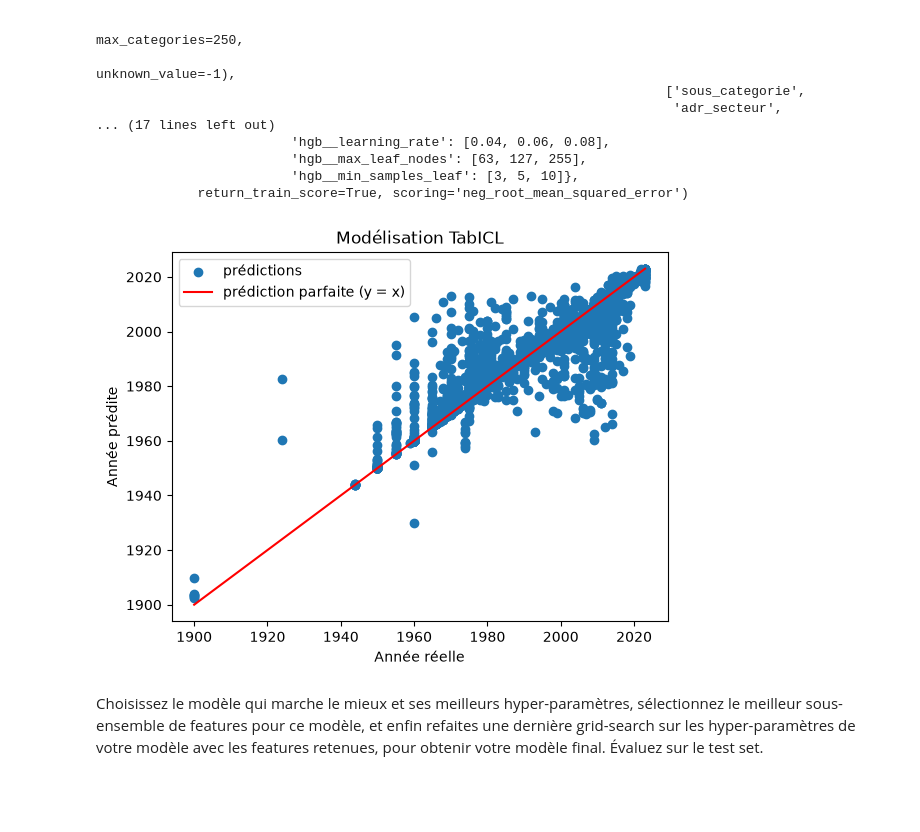
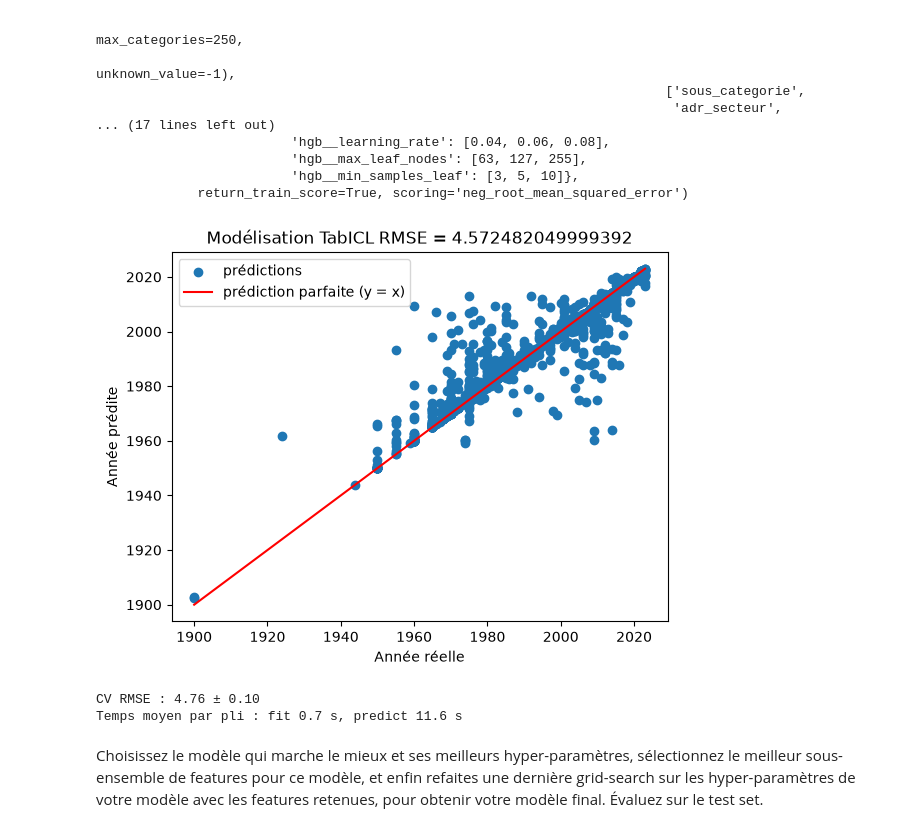
Before and after one commit to srcccninta/ML1, a Jupyter notebook: Notebooks/ML12_GridSearch_RandomForest.ipynb, the cells around one changed output. Drawn from its saved outputs; the diff is of its cells as text; code cells hidden in the pictures; blank space fills up the shorter version.

```diff
--- a/Notebooks/ML12_GridSearch_RandomForest.ipynb
+++ b/Notebooks/ML12_GridSearch_RandomForest.ipynb
@@ -45,9 +45,9 @@ df = pd.read_pickle('/home/sami.chircop@Digital-Grenoble.local/Documents/ML1/dat
 #df = df.query('anneedeplantation > 1960')
 
 #Préparation des données
-df['Latitude'] = df['Latitude'].map(lambda x:float(x))
-df['Longitude'] = df['Longitude'].map(lambda x:float(x))
-df['adr_secteur'] = df['adr_secteur'].map(lambda x:str(x))
+#df['Latitude'] = df['Latitude'].map(lambda x:float(x))
+#df['Longitude'] = df['Longitude'].map(lambda x:float(x))
+#df['adr_secteur'] = df['adr_secteur'].map(lambda x:str(x))
 df['taxon'] = df['genre_bota']+ ' ' + df['espece'].fillna('sp.')
 
 #Nettoyage
@@ -58,6 +61,6 @@ annee = df.pop('anneedeplantation')
 # %%
 #Split et transformer
-X_train, X_test, y_train, y_test = train_test_split(df, annee, random_state=28)
+X_train, X_test, y_train, y_test = train_test_split(df, annee, random_state=28, test_size=0.1)
 
 cat_var = df.select_dtypes(include=str).columns.tolist()
 num_var = df.select_dtypes(exclude=str).columns.tolist()
@@ -605,20 +611,38 @@ model_tabicl = TabICLRegressor(n_estimators=16)
 tabicl_cv = cross_validate(model_tabicl, X_train, y_train, cv=5, scoring='neg_root_mean_squared_error')
 # %%
 #Calcul des prédictions :
-model_tabicl.fit(X_train, y_train)
-y_predtTabicl = model_tabicl.predict(X_test)
+#model_tabicl.fit(X_train, y_train)
+#y_traintTabicl = model_tabicl.predict(X_train)
+#y_predtTabicl = model_tabicl.predict(X_test)
+
+train_rmse = root_mean_squared_error(y_train, y_traintTabicl)
+test_rmse = root_mean_squared_error(y_test, y_predtTabicl)
 
 # Visualisation des prédictions.
 plt.scatter(y_test, y_predtTabicl, label='prédictions')
 lims = [y_test.min(), y_test.max()]
 plt.plot(lims, lims, 'r', label='prédiction parfaite (y = x)')
 plt.legend()
 plt.xlabel('Année réelle')
 plt.ylabel('Année prédite')
-plt.title('Modélisation TabICL')
+plt.title(f'Modélisation TabICL RMSE = {test_rmse}')
 plt.show()
 # %% [output]
-[figure, old version]
+[figure, new version]
+# %%
+# Scores de TabICL (CV à 5 plis)
+cv_rmse_tabicl = -tabicl_cv['test_score'].mean()
+cv_std_tabicl  =  tabicl_cv['test_score'].std()
+# Score de train : seulement s'il a été calculé
+if 'train_score' in tabicl_cv:
+    train_rmse_tabicl = -tabicl_cv['train_score'].mean()
+else:
+    train_rmse_tabicl = np.nan
+print(f"CV RMSE : {cv_rmse_tabicl:.2f} ± {cv_std_tabicl:.2f}")
+print(f"Temps moyen par pli : fit {tabicl_cv['fit_time'].mean():.1f} s, predict {tabicl_cv['score_time'].mean():.1f} s")
+# %% [output]
+CV RMSE : 4.76 ± 0.10
+Temps moyen par pli : fit 0.7 s, predict 11.6 s
 # %% [markdown]
 Choisissez le modèle qui marche le mieux et ses meilleurs hyper-paramètres, sélectionnez le meilleur sous-ensemble de features pour ce modèle, et enfin refaites une dernière grid-search sur les hyper-paramètres de votre modèle avec les features retenues, pour obtenir votre modèle final. Évaluez sur le test set.
 # %%
```
Also changed, not shown: parts of 6 cells of this notebook, 7 other files.
